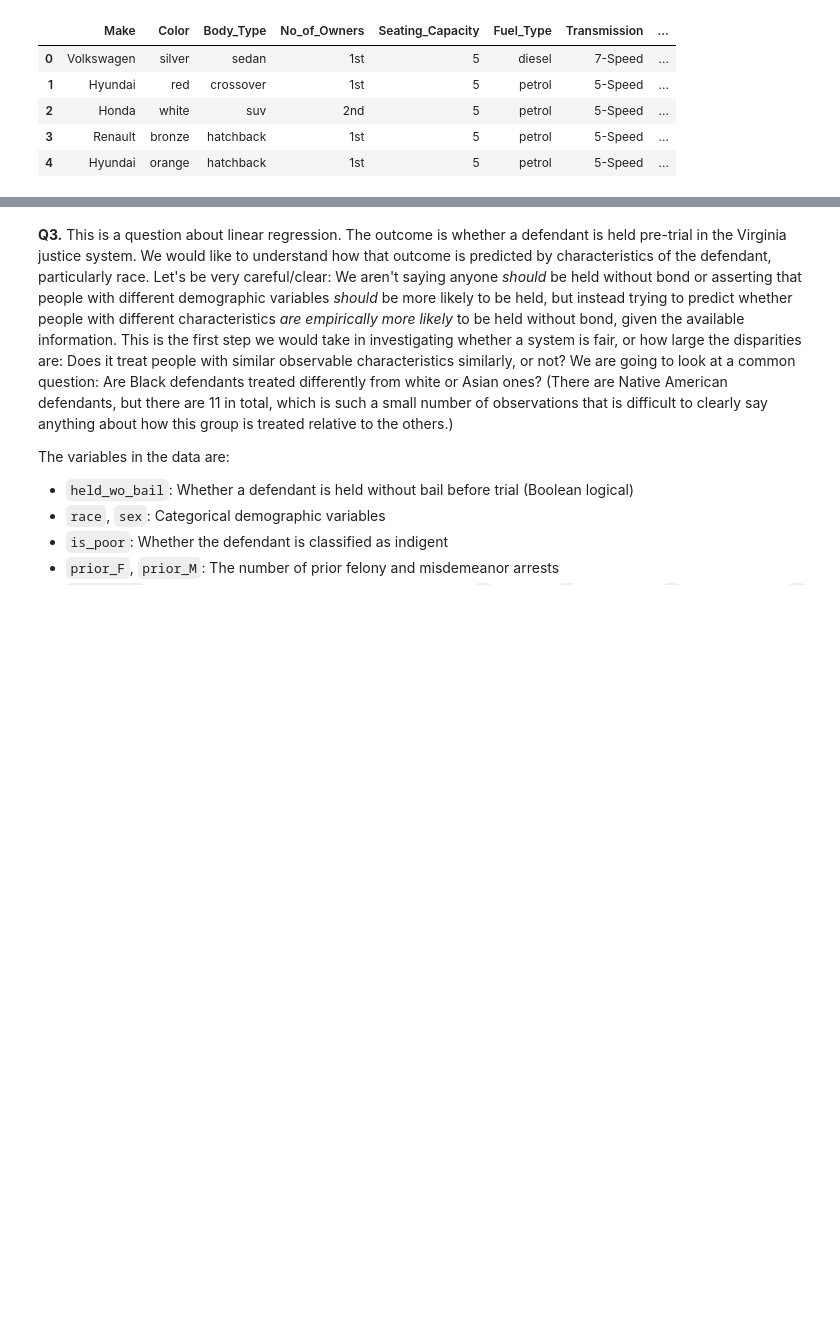
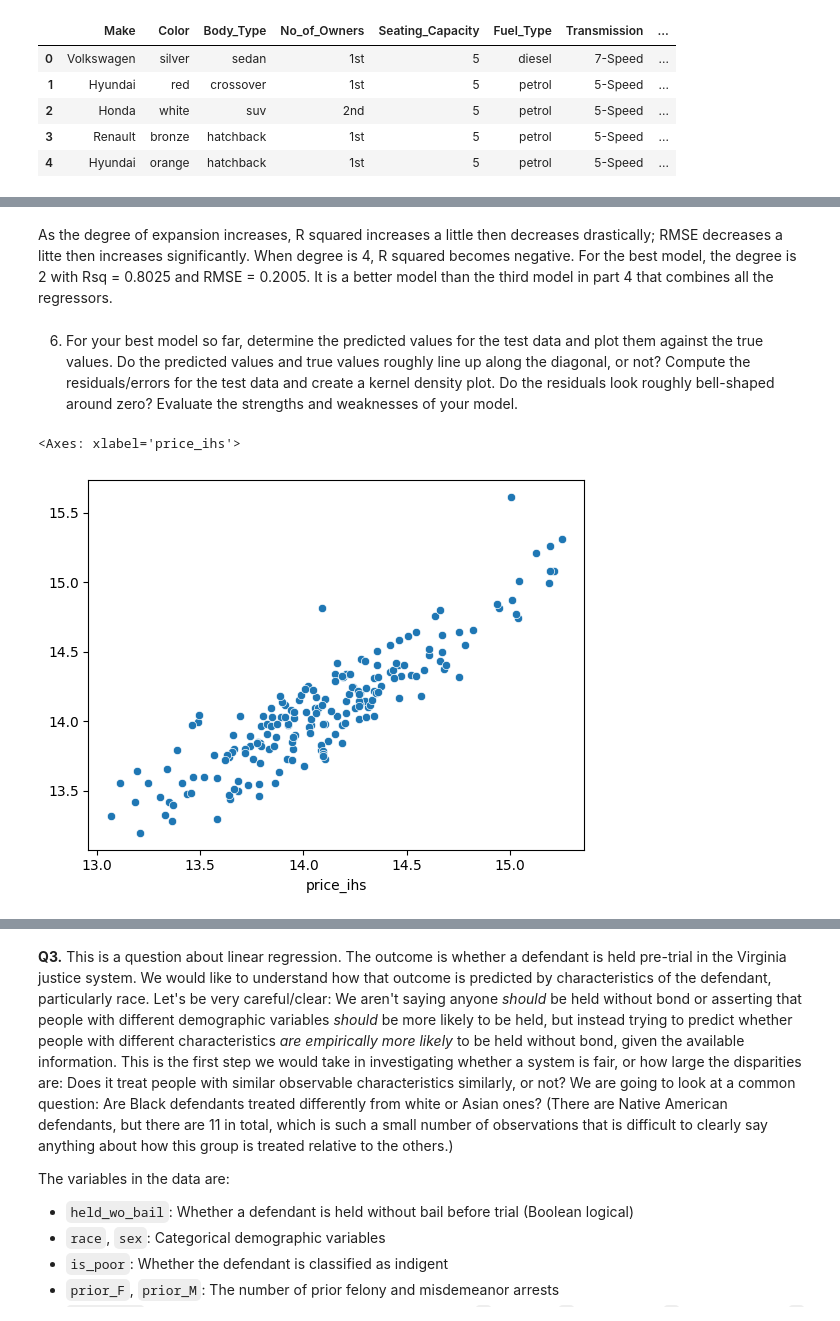
Before and after one commit to CarolWuuu/DS3001_linearRegression, a Jupyter notebook: assignment.ipynb, the cells around one changed output, grey strips where cells are left out. Drawn from its saved outputs; the diff is of its cells as text; code cells hidden in the pictures; blank space fills up the shorter version.

```diff
--- a/assignment.ipynb
+++ b/assignment.ipynb
@@ -289,11 +347,11 @@ print('Numeric only RMSE: ', rmse_n) # R2
 # %%
 
 # Categorical regression:
-var_cat = ['Make','Color','Body_type','No_of_Owners','Fuel_Type','Transmission','Transmission_Type'] # Select variables
+var_cat = ['Make','Body_Type','Color','Fuel_Type','Transmission','Transmission_Type']
 # Use a loop to make the dummy dataframe, but you could do it by hand in a bunch of lines:
 dummies = pd.DataFrame([]) # In general, use lists and append instead of DataFrame and pd.concat
 for var in var_cat:
-    new_dummies = pd.get_dummies( df.loc[:,var], drop_first=True, dtype=int)
+    new_dummies = pd.get_dummies( df.loc[:,var], drop_first=True, dtype=int) #drops the first level of each categorical variable (ie drop A in A,B,C)
     dummies = pd.concat([dummies, new_dummies], axis=1, ignore_index=True)
     X_train_c = dummies.iloc[0:train_size,:]
     X_test_c = dummies.iloc[train_size:,:]
@@ -305,0 +367,10 @@ print('Categorical only RMSE: ', rmse_c) # R2
+# %%
+# Combine numeric _n and categorical _c variables:
+X_train_all = pd.concat([X_train_n, X_train_c],axis=1, ignore_index=True)
+X_test_all = pd.concat([X_test_n, X_test_c],axis=1, ignore_index=True)
+
+reg_all = linear_model.LinearRegression().fit(X_train_all,y_train) # Run regression
+y_hat_all = reg_all.predict(X_test_all)
+print('All Rsq: ', reg_all.score(X_test_all,y_test)) # R2
+rmse_all = np.sqrt( np.mean( (y_test - y_hat_all)**2 ))
+print('All RMSE: ', rmse_all) # R2
@@ -308,0 +422,37 @@ print('Categorical only RMSE: ', rmse_c) # R2
+# %% [markdown]
+As the degree of expansion increases, R squared increases a little then decreases drastically; RMSE decreases a litte then increases significantly. When degree is 4, R squared becomes negative. For the best model, the degree is 2 with Rsq = 0.8025 and RMSE = 0.2005. It is a better model than the third model in part 4 that combines all the regressors.
+# %% [markdown]
+6. For your best model so far, determine the predicted values for the test data and plot them against the true values. Do the predicted values and true values roughly line up along the diagonal, or not? Compute the residuals/errors for the test data and create a kernel density plot. Do the residuals look roughly bell-shaped around zero? Evaluate the strengths and weaknesses of your model.
+# %%
+# Reuse earlier code to get predictions:
+d = 2
+#
+expander = PolynomialFeatures(degree=d,include_bias=False)
+Z = expander.fit_transform(X_test_n)
+names = expander.get_feature_names_out() # Get the names of these variables
+X_test_d = pd.DataFrame(data=Z, columns = names) # Create a new, expanded dataframe
+#
+Z = expander.fit_transform(X_train_n)
+names = expander.get_feature_names_out() # Get the names of these variables
+X_train_d = pd.DataFrame(data=Z, columns = names) # Create a new, expanded dataframe
+#
+X_train_d.reset_index(drop=True, inplace=True)
+X_train_c.reset_index(drop=True, inplace=True)
+X_train_all = pd.concat([X_train_d, X_train_c], axis=1)
+X_train_all.columns = X_train_all.columns.astype(str)
+# Reset indices for concatenating:
+X_test_d.reset_index(drop=True, inplace=True)
+X_test_c.reset_index(drop=True, inplace=True)
+X_test_all = pd.concat([X_test_d, X_test_c], axis=1)
+X_test_all.columns = X_test_all.columns.astype(str)
+# Run regression
+reg_all = linear_model.LinearRegression().fit(X_train_all,y_train) # Run regression
+# Predictions and residuals:
+y_hat_all = reg_all.predict(X_test_all)
+residuals = y_test - y_hat_all
+
+# Scatterplot:
+sns.scatterplot(x=y_test,y=y_hat_all)
+# %% [output]
+<Axes: xlabel='price_ihs'>
+[figure, added]
```
Also changed, not shown: parts of 13 cells of this notebook.
